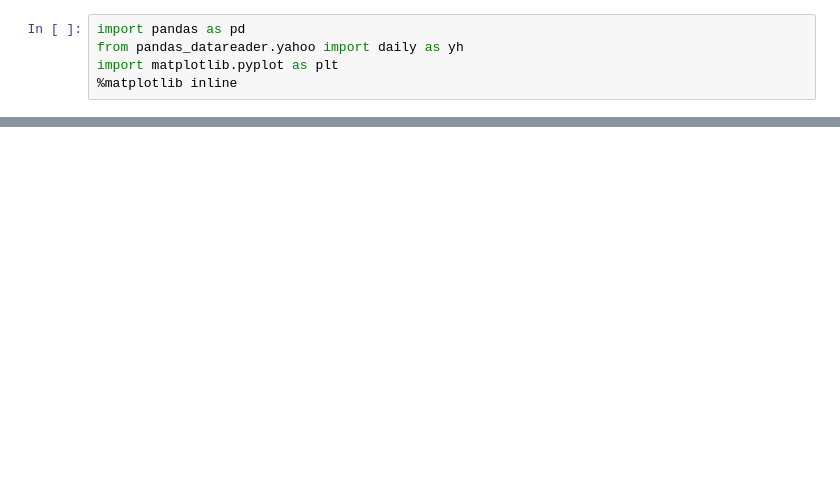
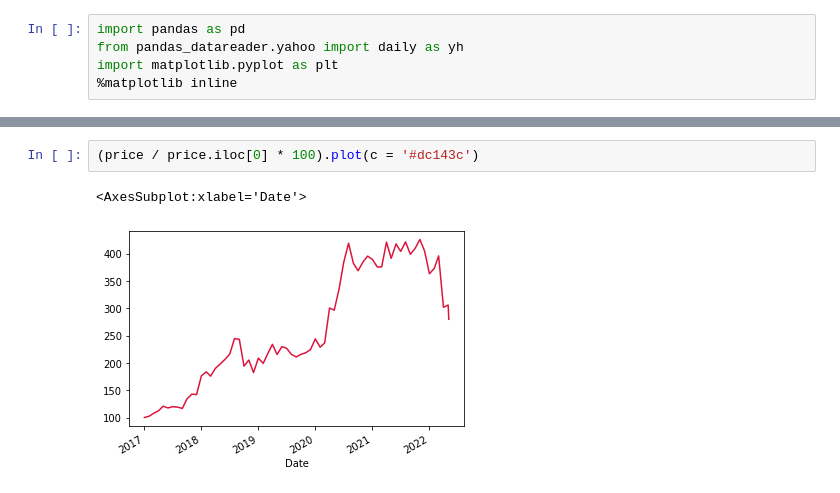
Before and after one commit to KuoLiang-hub/simulate-efficient-frontier-3tickers, a Jupyter notebook: constanct-inv.ipynb, the cells around one changed output, grey strips where cells are left out. Cells and saved outputs as stored; diff of their text form; blank space fills up the shorter version.

```diff
--- a/constanct-inv.ipynb
+++ b/constanct-inv.ipynb
@@ -36,0 +30,5 @@ print(f"Total contribution: ${contribution :.2f} ; Current value: ${value :.2f}
+# %%
+(price / price.iloc[0] * 100).plot(c = '#dc143c')
+# %% [output]
+<AxesSubplot:xlabel='Date'>
+[figure, added]
```
Also changed, not shown: parts of 4 cells of this notebook, 3 other files.
